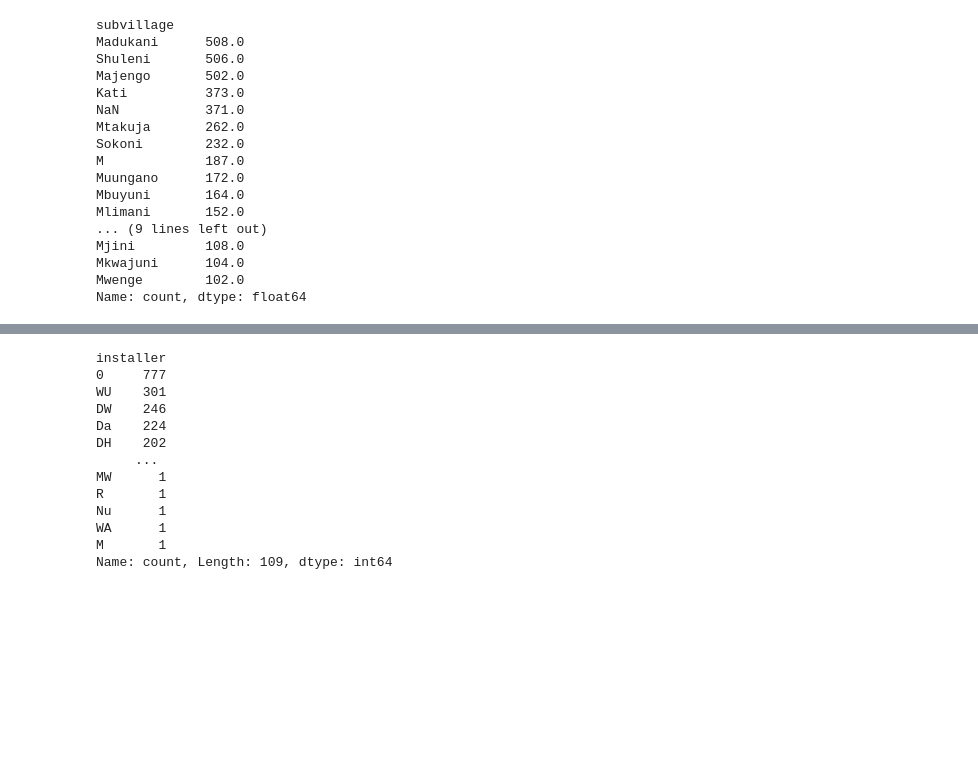
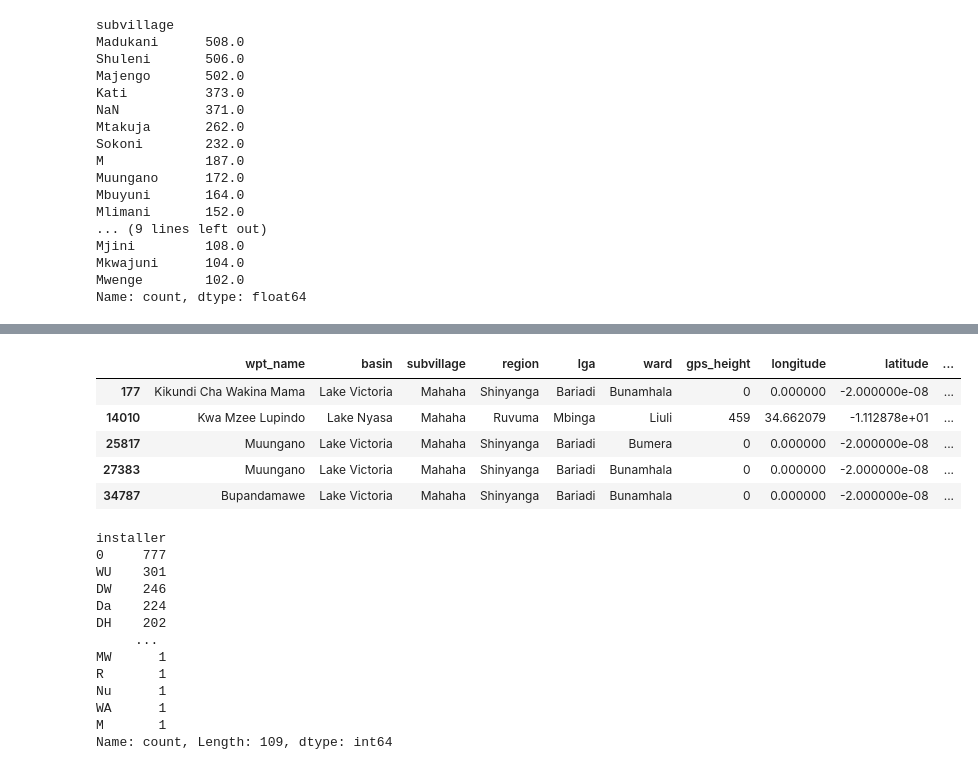
Before and after one commit to ivanrnarvaez/PumpitUp, a Jupyter notebook: PumpitUp.ipynb, the cells around one changed output, grey strips where cells are left out. Cells and saved outputs as stored; diff of their text form; code cells hidden in the pictures; blank space fills up the shorter version.

```diff
--- a/PumpitUp.ipynb
+++ b/PumpitUp.ipynb
@@ -94,0 +131,4 @@ Name: count, dtype: float64
+# %%
+
+df_pump['subvillage'] = df_pump['subvillage'].apply(lambda x: 'Unknown' if pd.isna(x) else x)
+df_pump['subvillage'].value_counts(dropna=False, normalize=False)
@@ -95,3 +188,12 @@ Name: count, dtype: float64
+# %%
+df_pump[(df_pump['subvillage'] == 'Mahaha') & ((df_pump['longitude'] != 0) | (df_pump['latitude'] != 0))][var_zona]
+# %% [output]
+|  | wpt_name | basin | subvillage | region | lga | ward | gps_height | longitude | latitude | ... |
+| 177 | Kikundi Cha Wakina Mama | Lake Victoria | Mahaha | Shinyanga | Bariadi | Bunamhala | 0 | 0.000000 | -2.000000e-08 | ... |
+| 14010 | Kwa Mzee Lupindo | Lake Nyasa | Mahaha | Ruvuma | Mbinga | Liuli | 459 | 34.662079 | -1.112878e+01 | ... |
+| 25817 | Muungano | Lake Victoria | Mahaha | Shinyanga | Bariadi | Bumera | 0 | 0.000000 | -2.000000e-08 | ... |
+| 27383 | Muungano | Lake Victoria | Mahaha | Shinyanga | Bariadi | Bunamhala | 0 | 0.000000 | -2.000000e-08 | ... |
+| 34787 | Bupandamawe | Lake Victoria | Mahaha | Shinyanga | Bariadi | Bunamhala | 0 | 0.000000 | -2.000000e-08 | ... |
 # %%
 field_to_check='installer'
 df_pump[df_pump[field_to_check].str.len() <= 2][field_to_check].value_counts(dropna=False, normalize=False)
```
Also changed, not shown: parts of 9 cells of this notebook.
